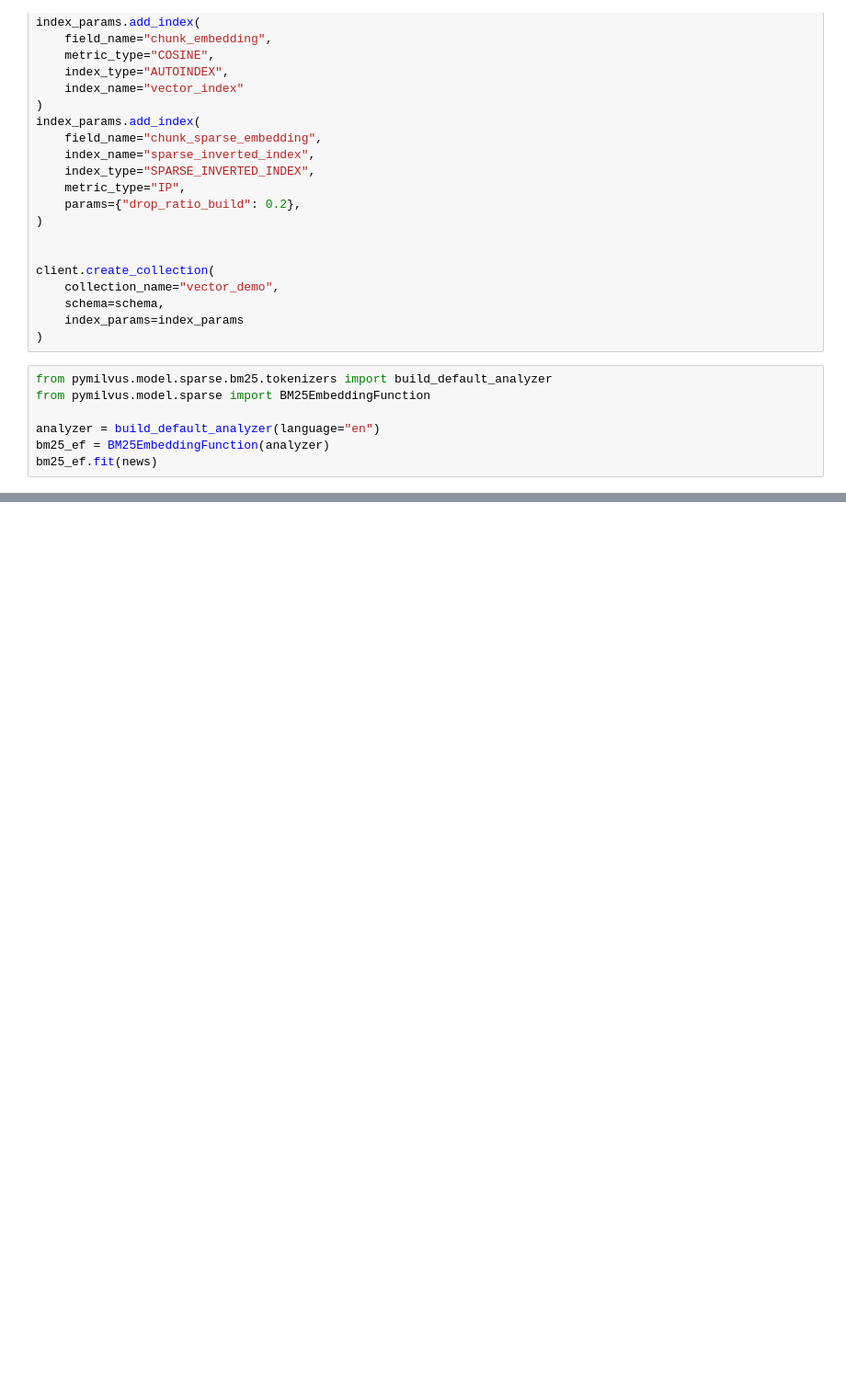
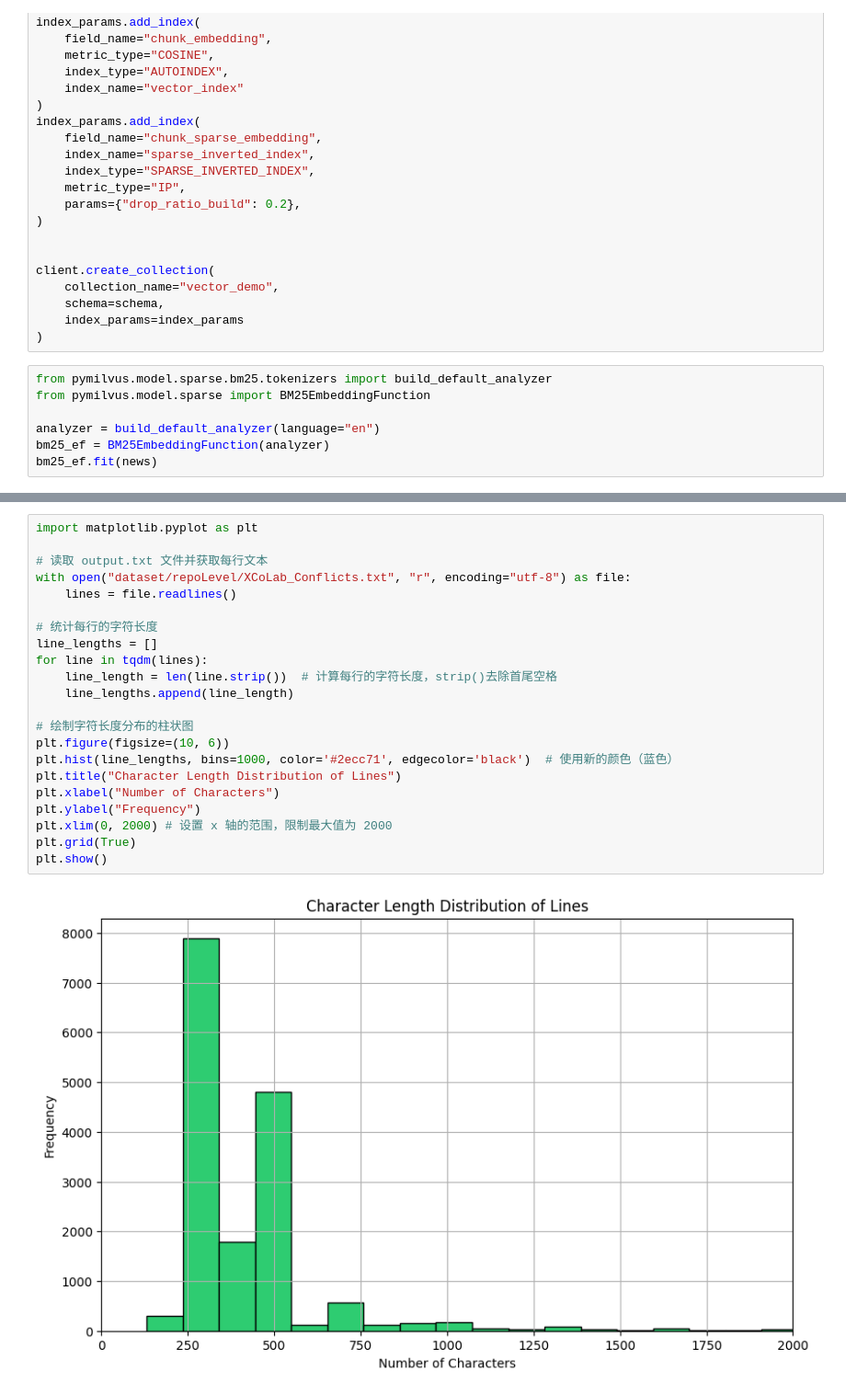
Before and after one commit to HideInBlack/repomerge, a Jupyter notebook: vector-database.ipynb, the cells around one changed output, grey strips where cells are left out. Shown at 92% size. Saved outputs shown, nothing was run; the diff lists cells and outputs as text; blank space fills up the shorter version.

```diff
--- a/vector-database.ipynb
+++ b/vector-database.ipynb
@@ -116,0 +194,24 @@ for title in tqdm(news):
+# %%
+import matplotlib.pyplot as plt
+
+# 读取 output.txt 文件并获取每行文本
+with open("dataset/repoLevel/XCoLab_Conflicts.txt", "r", encoding="utf-8") as file:
+    lines = file.readlines()
+
+# 统计每行的字符长度
+line_lengths = []
+for line in tqdm(lines):
+    line_length = len(line.strip())  # 计算每行的字符长度，strip()去除首尾空格
+    line_lengths.append(line_length)
+
+# 绘制字符长度分布的柱状图
+plt.figure(figsize=(10, 6))
+plt.hist(line_lengths, bins=1000, color='#2ecc71', edgecolor='black')  # 使用新的颜色（蓝色）
+plt.title("Character Length Distribution of Lines")
+plt.xlabel("Number of Characters")
+plt.ylabel("Frequency")
+plt.xlim(0, 2000) # 设置 x 轴的范围，限制最大值为 2000
+plt.grid(True)
+plt.show()
+# %% [output]
+[figure, added]
```
Also changed, not shown: parts of 7 cells of this notebook, 4 other files.
